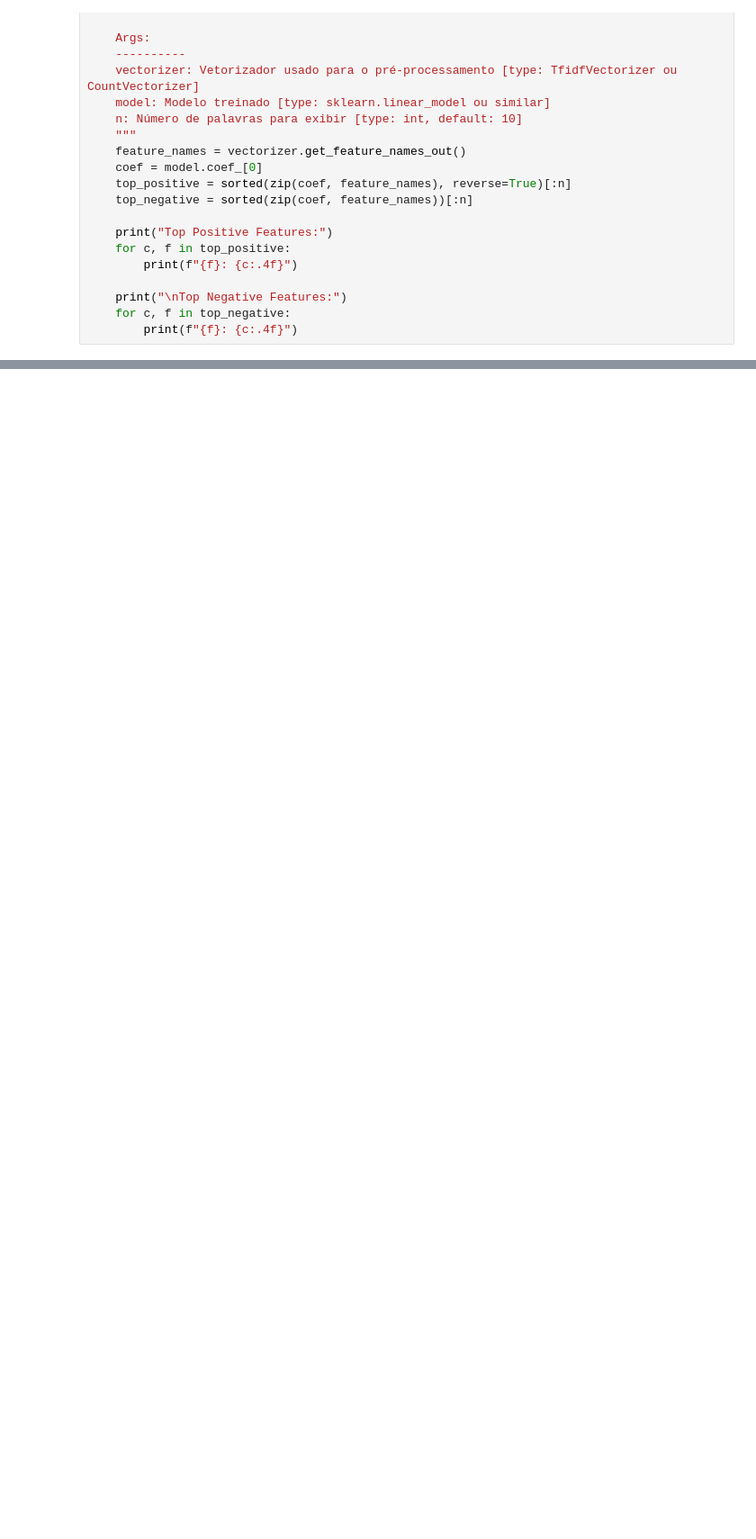
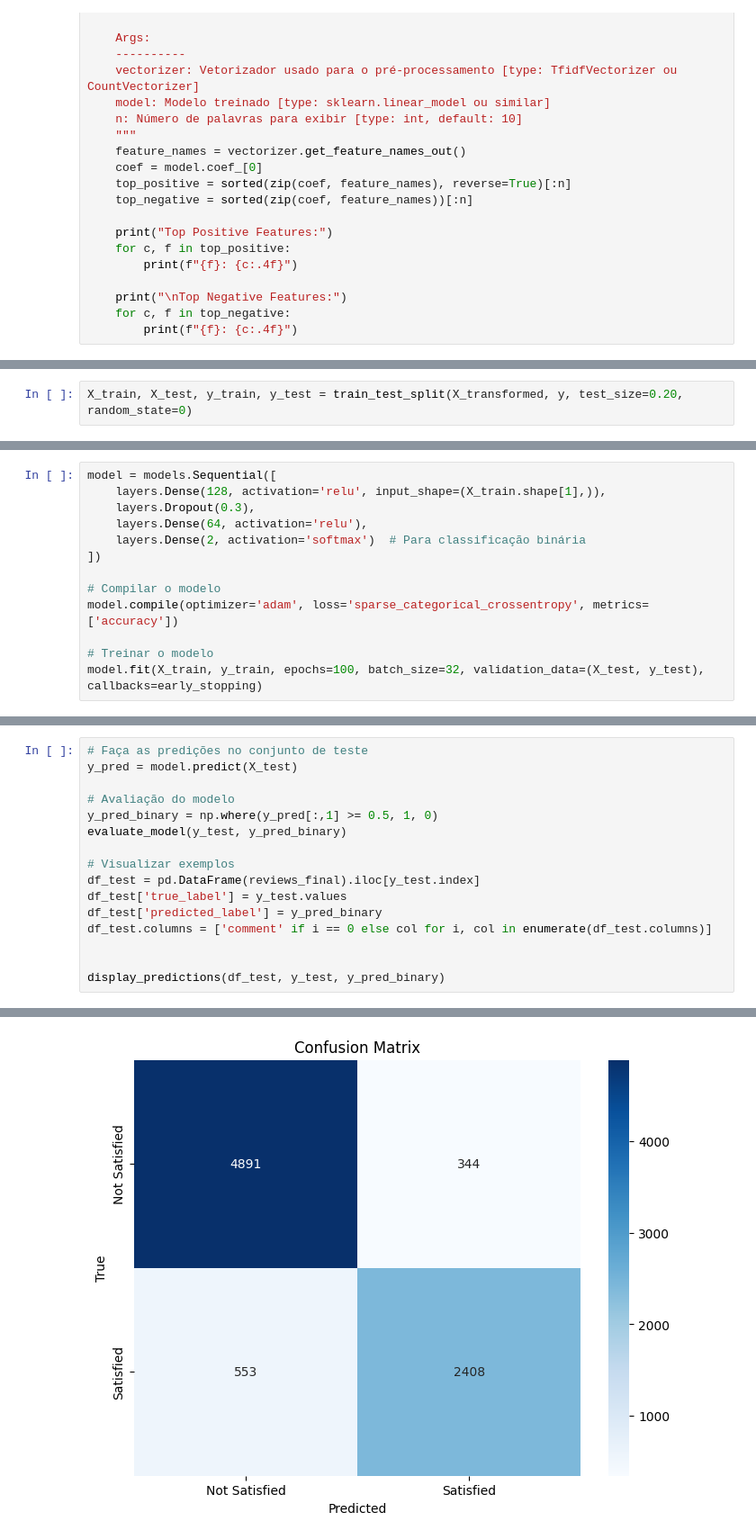
Before and after one commit to IvonLuiz/brazilian-e-commerce-nlp-deep-learning, a Jupyter notebook: e-commerce_nlp.ipynb, the cells around one changed output, grey strips where cells are left out. Shown: that part at 90% size. Drawn from its saved outputs; the diff is of its cells as text; blank space fills up the shorter version.

```diff
--- a/e-commerce_nlp.ipynb
+++ b/e-commerce_nlp.ipynb
@@ -1288,0 +1271,2 @@ def display_top_features(vectorizer, model, n=10):
+# %%
+X_train, X_test, y_train, y_test = train_test_split(X_transformed, y, test_size=0.20, random_state=0)
@@ -1288,0 +1293,13 @@ def display_top_features(vectorizer, model, n=10):
+# %%
+model = models.Sequential([
+    layers.Dense(128, activation='relu', input_shape=(X_train.shape[1],)),
+    layers.Dropout(0.3),
+    layers.Dense(64, activation='relu'),
+    layers.Dense(2, activation='softmax')  # Para classificação binária
+])
+
+# Compilar o modelo
+model.compile(optimizer='adam', loss='sparse_categorical_crossentropy', metrics=['accuracy'])
+
+# Treinar o modelo
+model.fit(X_train, y_train, epochs=100, batch_size=32, validation_data=(X_test, y_test), callbacks=early_stopping)
@@ -1288,0 +1338,17 @@ def display_top_features(vectorizer, model, n=10):
+# %%
+# Faça as predições no conjunto de teste
+y_pred = model.predict(X_test)
+
+# Avaliação do modelo
+y_pred_binary = np.where(y_pred[:,1] >= 0.5, 1, 0)
+evaluate_model(y_test, y_pred_binary)
+
+# Visualizar exemplos
+df_test = pd.DataFrame(reviews_final).iloc[y_test.index]
+df_test['true_label'] = y_test.values
+df_test['predicted_label'] = y_pred_binary
+df_test.columns = ['comment' if i == 0 else col for i, col in enumerate(df_test.columns)]
+
+
+display_predictions(df_test, y_test, y_pred_binary)
+# %% [output]
@@ -1288,0 +1367 @@ def display_top_features(vectorizer, model, n=10):
+[figure, added]
```
Also changed, not shown: parts of 24 cells of this notebook.
